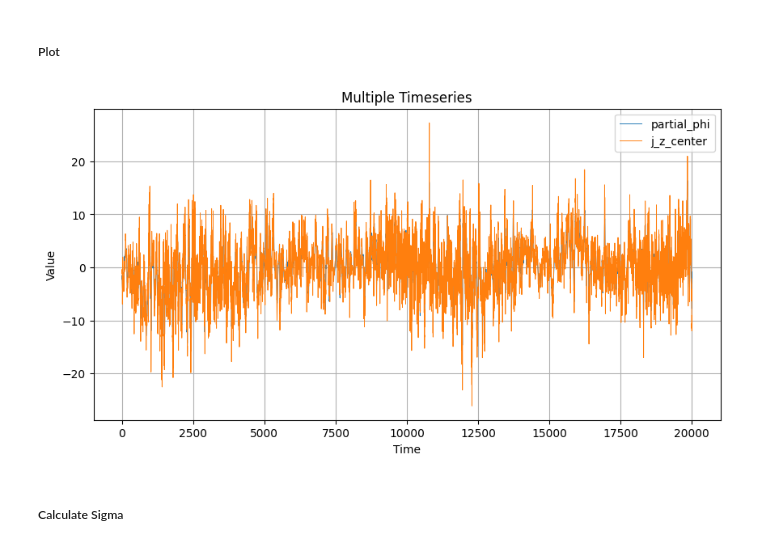
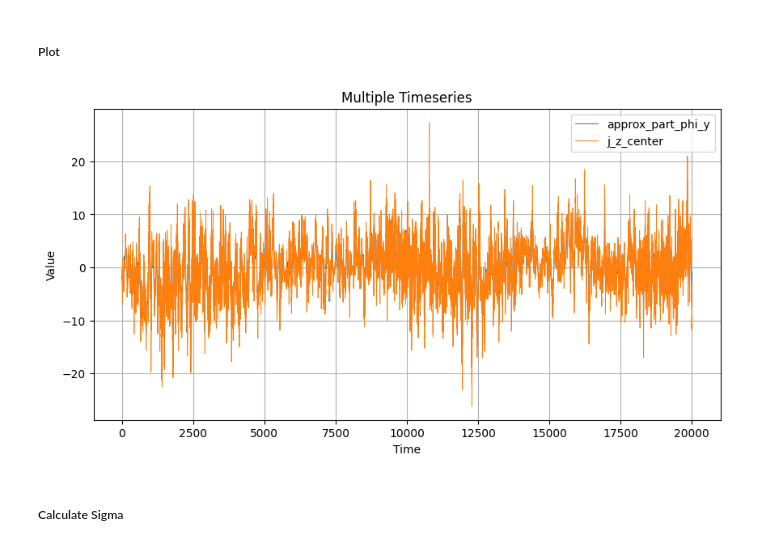
Before and after one commit to MichaelSkowronek/potential_probe_velocity_measuring, a Jupyter notebook: notebooks/measurement_x15_y0_z0_ha300.ipynb, the cells around one changed output. Cells and saved outputs as stored; diff of their text form; code cells hidden in the pictures.

```diff
--- a/notebooks/measurement_x15_y0_z0_ha300.ipynb
+++ b/notebooks/measurement_x15_y0_z0_ha300.ipynb
@@ -32,4 +33,5 @@ Ha = 300
 # %% [markdown]
 ### Load Data
 # %%
-pkl_path = slice_folder_path / Path("pkl/sliceYZ_x0015_fld.pkl")
+fld_path = slice_folder_path / Path("pkl/sliceYZ_x0015_fld.pkl")
+gradF_path = slice_folder_path / Path("pkl/sliceYZ_x0015_gradF.pkl")
@@ -377,35 +371,35 @@ delta_l = 0.1  # y, z domain = [-1, 1]
 ##### Measurement Coordinates
 # %%
 i_center = find_matching_row_index_from_timeseries(
-    timeseries,
+    fld_timeseries,
     y_coord,
     z_coord,
     return_closest=True,
     )
-print(f"Center: y = {timeseries[0][i_center][0]}, z = {timeseries[0][i_center][1]}")
+print(f"Center: y = {fld_timeseries[0][i_center][0]}, z = {fld_timeseries[0][i_center][1]}")
 
 z_1 = z_coord - delta_l / 2
 i_z_1 = find_matching_row_index_from_timeseries(
-    timeseries,
+    fld_timeseries,
     y_coord,
     z_1,
     return_closest=True,
     )
-print(f"z_1 Coordinates: y = {timeseries[0][i_z_1][0]}, z = {timeseries[0][i_z_1][1]}")
-print(f"Difference to center: delta_y_1 = {timeseries[0][i_center][0] - timeseries[0][i_z_1][0]}, delta_z_1 = {timeseries[0][i_center][1] - timeseries[0][i_z_1][1]}, delta_i = {i_center - i_z_1}")
+print(f"z_1 Coordinates: y = {fld_timeseries[0][i_z_1][0]}, z = {fld_timeseries[0][i_z_1][1]}")
+print(f"Difference to center: delta_y_1 = {fld_timeseries[0][i_center][0] - fld_timeseries[0][i_z_1][0]}, delta_z_1 = {fld_timeseries[0][i_center][1] - fld_timeseries[0][i_z_1][1]}, delta_i = {i_center - i_z_1}")
 
 z_2 = z_coord + delta_l / 2
 i_z_2 = find_matching_row_index_from_timeseries(
-    timeseries,
+    fld_timeseries,
     y_coord,
     z_2,
     return_closest=True,
     )
-print(f"z_2 Coordinates: y = {timeseries[0][i_z_2][0]}, z = {timeseries[0][i_z_2][1]}")
-print(f"Difference to center: delta_y_2 = {timeseries[0][i_z_2][0] - timeseries[0][i_center][0]}, delta_z_2 = {timeseries[0][i_z_2][1] - timeseries[0][i_center][1]}, delta_i = {i_z_2 - i_center}")
+print(f"z_2 Coordinates: y = {fld_timeseries[0][i_z_2][0]}, z = {fld_timeseries[0][i_z_2][1]}")
+print(f"Difference to center: delta_y_2 = {fld_timeseries[0][i_z_2][0] - fld_timeseries[0][i_center][0]}, delta_z_2 = {fld_timeseries[0][i_z_2][1] - fld_timeseries[0][i_center][1]}, delta_i = {i_z_2 - i_center}")
 
-delta_y = timeseries[0][i_z_2][0] - timeseries[0][i_z_1][0]
-delta_z = timeseries[0][i_z_2][1] - timeseries[0][i_z_1][1]
+delta_y = fld_timeseries[0][i_z_2][0] - fld_timeseries[0][i_z_1][0]
+delta_z = fld_timeseries[0][i_z_2][1] - fld_timeseries[0][i_z_1][1]
 print(f"Difference between z_1 to z_2: delta_y = {delta_y}, delta_z = {delta_z}, delta_i = {i_z_2 - i_z_1}")
 # %% [output]
 Center: y = 0.01842125, z = 0.01842125
@@ -418,39 +412,39 @@ Difference between z_1 to z_2: delta_y = 0.0, delta_z = 0.07402281, delta_i = 92
 ##### Acquire all variables
 # %%
 phi_z_1 = extract_time_series_values(
-    time_series_arrays=timeseries,
-    column_indices=9,
+    data=fld_data,
+    column_labels='F',
     row_index=i_z_1,
     )
 phi_z_2 = extract_time_series_values(
-    time_series_arrays=timeseries,
-    column_indices=9,
+    data=fld_data,
+    column_labels='F',
     row_index=i_z_2,
     )
 j_z_center = extract_time_series_values(
-    time_series_arrays=timeseries,
-    column_indices=7,
+    data=fld_data,
+    column_labels='jz',
     row_index=i_center,
     )
 
 delta_phi = phi_z_2 - phi_z_1
-partial_phi = delta_phi / delta_z
+approx_part_phi_y = delta_phi / delta_z
 # %% [markdown]
 ##### Plot
 # %%
 plot_timeseries(
     [
-        -partial_phi,
+        -approx_part_phi_y,
         j_z_center,
         ],
     labels=[
-        "partial_phi",
+        "approx_part_phi_y",
         "j_z_center",
         ],
     linewidth=0.7,
     )
 # %% [output]
-[figure, old version]
+[figure, new version]
 # %% [markdown]
 ##### Calculate Sigma
 # %%
```
Also changed, not shown: parts of 19 cells of this notebook, 1 other file.
